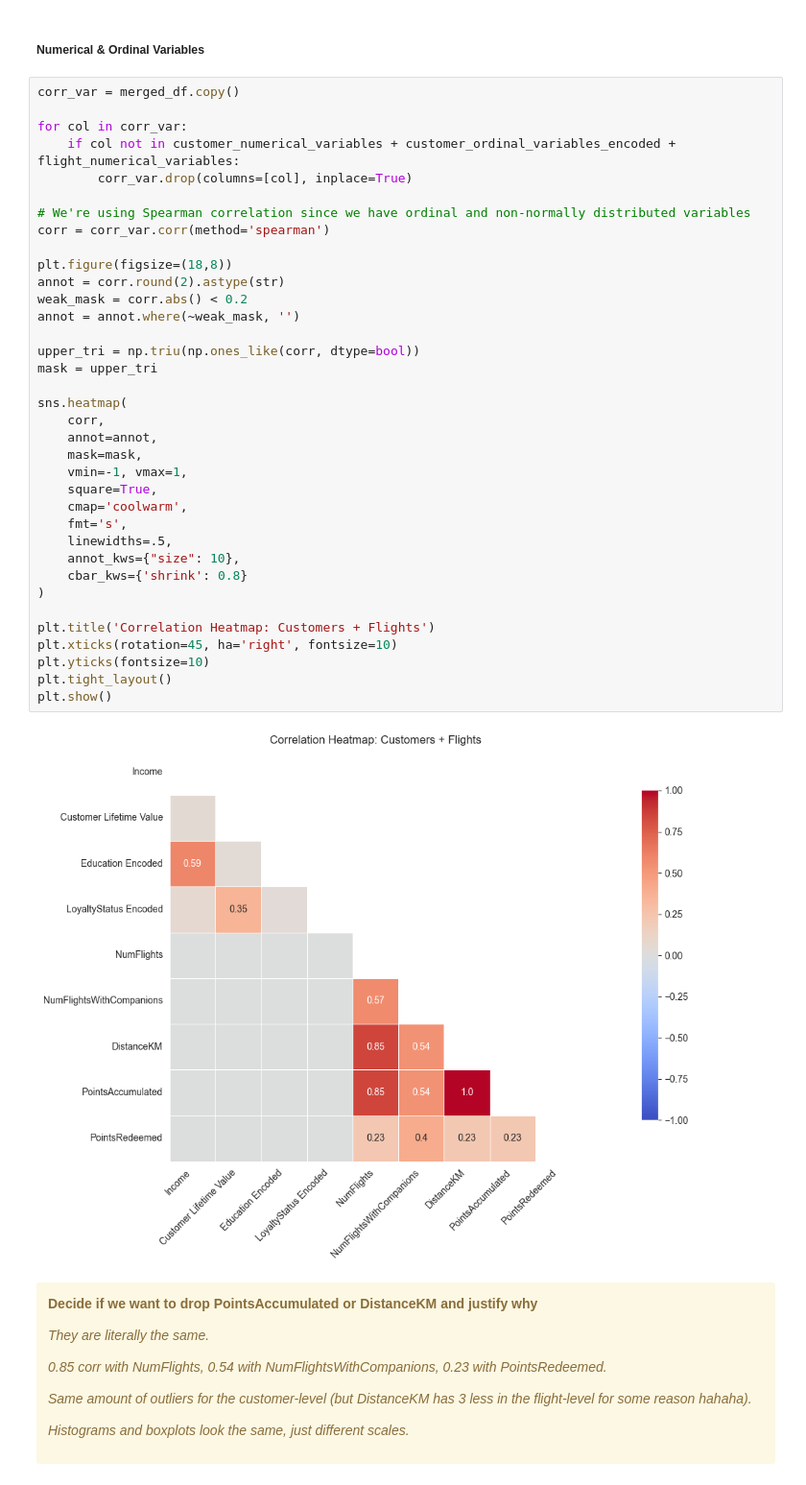
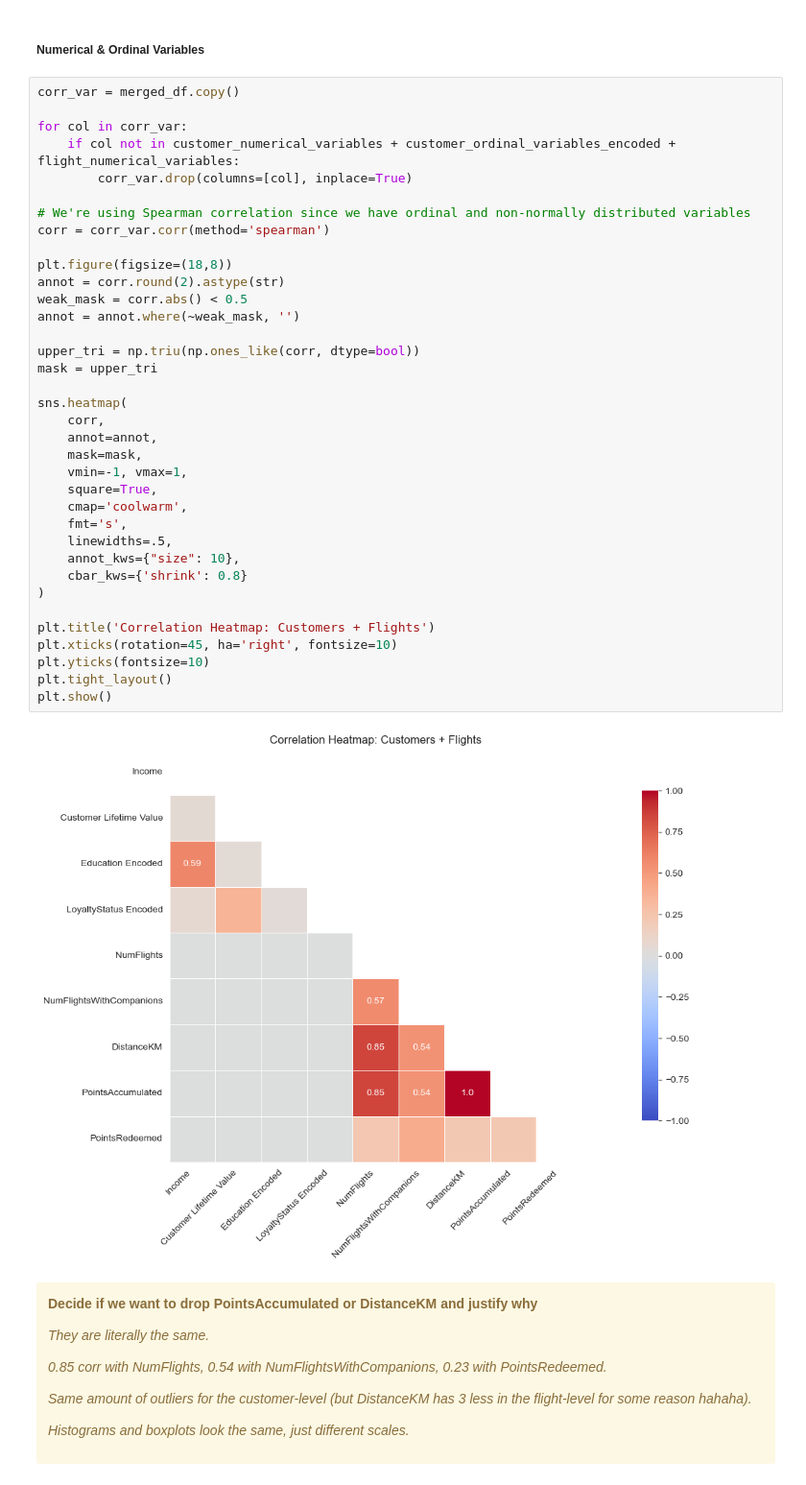
Before and after one commit to lCarvas/data-mining, a Jupyter notebook: src/Group94_EDA_Code.ipynb, the cells around one changed output. Shown at 96% size. Drawn from its saved outputs; the diff is of its cells as text.

```diff
--- a/src/Group94_EDA_Code.ipynb
+++ b/src/Group94_EDA_Code.ipynb
@@ -947,35 +947,35 @@ for col in corr_var:
 
 # We're using Spearman correlation since we have ordinal and non-normally distributed variables
 corr = corr_var.corr(method='spearman')
 
 plt.figure(figsize=(18,8))
 annot = corr.round(2).astype(str)
-weak_mask = corr.abs() < 0.2
+weak_mask = corr.abs() < 0.5
 annot = annot.where(~weak_mask, '')
 
 upper_tri = np.triu(np.ones_like(corr, dtype=bool))
 mask = upper_tri
 
 sns.heatmap(
     corr,
     annot=annot,
     mask=mask,
     vmin=-1, vmax=1,
     square=True,
     cmap='coolwarm',
     fmt='s',
     linewidths=.5,
     annot_kws={"size": 10},
     cbar_kws={'shrink': 0.8}
 )
 
 plt.title('Correlation Heatmap: Customers + Flights')
 plt.xticks(rotation=45, ha='right', fontsize=10)
 plt.yticks(fontsize=10)
 plt.tight_layout()
 plt.show()
 # %% [output]
-[figure, old version]
+[figure, new version]
 # %% [markdown]
 <div class="alert alert-block alert-warning">
 
```
Also changed, not shown: parts of 9 cells of this notebook.
